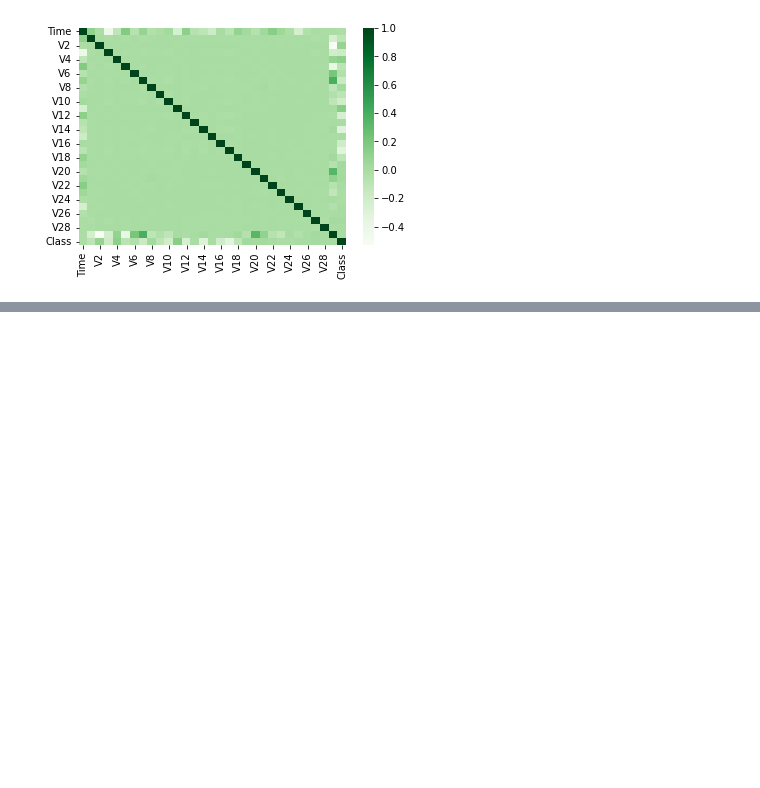
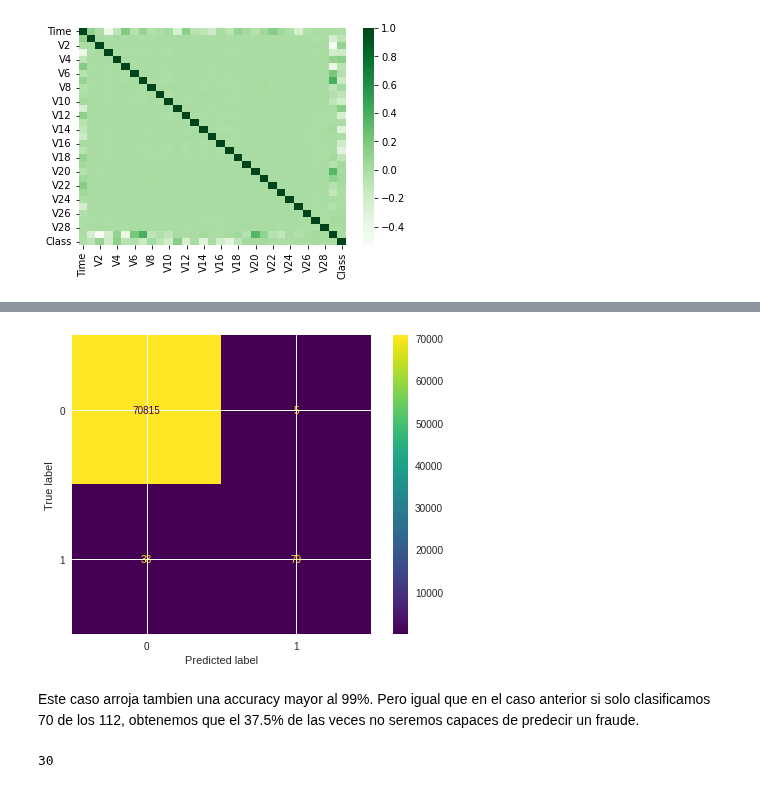
Before and after one commit to kevinzciro/Final-DS, a Jupyter notebook: proyecto2.ipynb, the cells around one changed output, grey strips where cells are left out. Saved outputs shown, nothing was run; the diff lists cells and outputs as text; code cells hidden in the pictures; blank space fills up the shorter version.

```diff
--- a/proyecto2.ipynb
+++ b/proyecto2.ipynb
@@ -196,0 +338,9 @@ Las correlaciones son muy debiles en general, y como se ven en los graficos, los
+# %%
+cm = confusion_matrix(y_test, predictions)
+disp = ConfusionMatrixDisplay(confusion_matrix=cm)
+disp.plot()
+plt.show()
+# %% [output]
+[figure, added]
+# %% [markdown]
+Este caso arroja tambien una accuracy mayor al 99%. Pero igual que en el caso anterior si solo clasificamos 70 de los 112, obtenemos que el 37.5% de las veces no seremos capaces de predecir un fraude.
@@ -196,0 +350,5 @@ Las correlaciones son muy debiles en general, y como se ven en los graficos, los
+# %%
+input_shape = X_train_processed.shape[1]
+input_shape
+# %% [output]
+30
```
Also changed, not shown: parts of 41 cells of this notebook.
